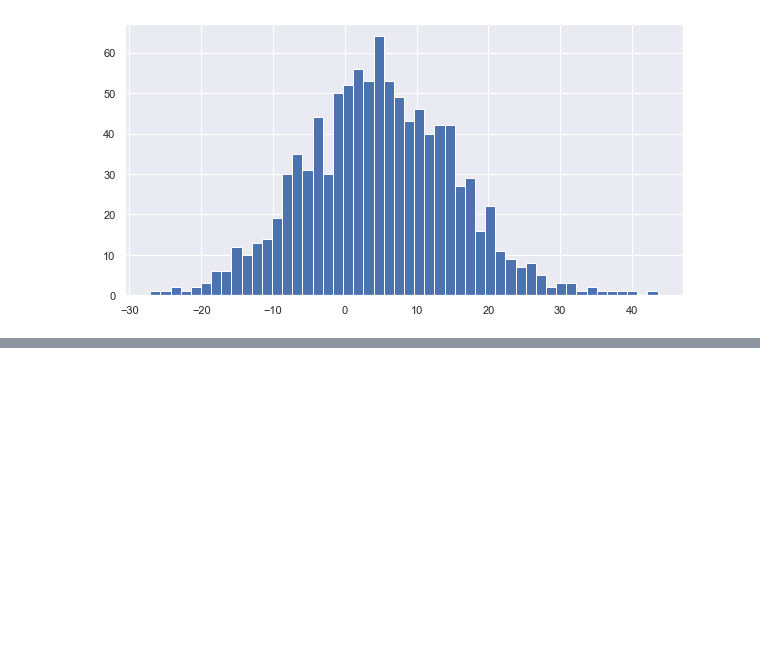
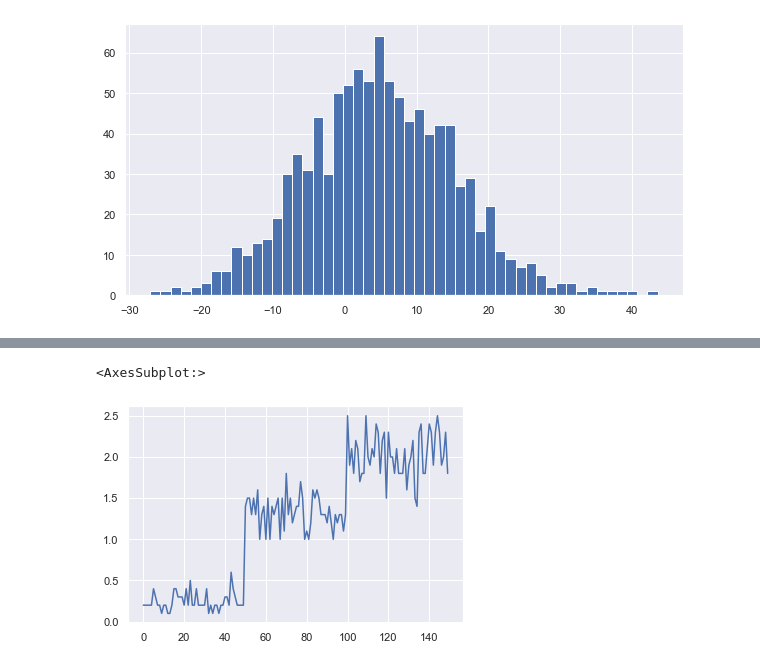
Before and after one commit to janson11/python-demo, a Jupyter notebook: day/Chapter25/Chapter25.ipynb, the cells around one changed output, grey strips where cells are left out. Cells and saved outputs as stored; diff of their text form; code cells hidden in the pictures; blank space fills up the shorter version.

```diff
--- a/day/Chapter25/Chapter25.ipynb
+++ b/day/Chapter25/Chapter25.ipynb
@@ -14,3 +14,7 @@ plt.show()
 [figure]
 # %%
 sns.set()
+# %%
+import plotly_express as px
+df_iris = px.data.iris()
+df_iris
@@ -16,0 +35,5 @@ sns.set()
+# %%
+df_iris.petal_width.plot()
+# %% [output]
+<AxesSubplot:>
+[figure, added]
```
Also changed, not shown: parts of 3 cells of this notebook.
